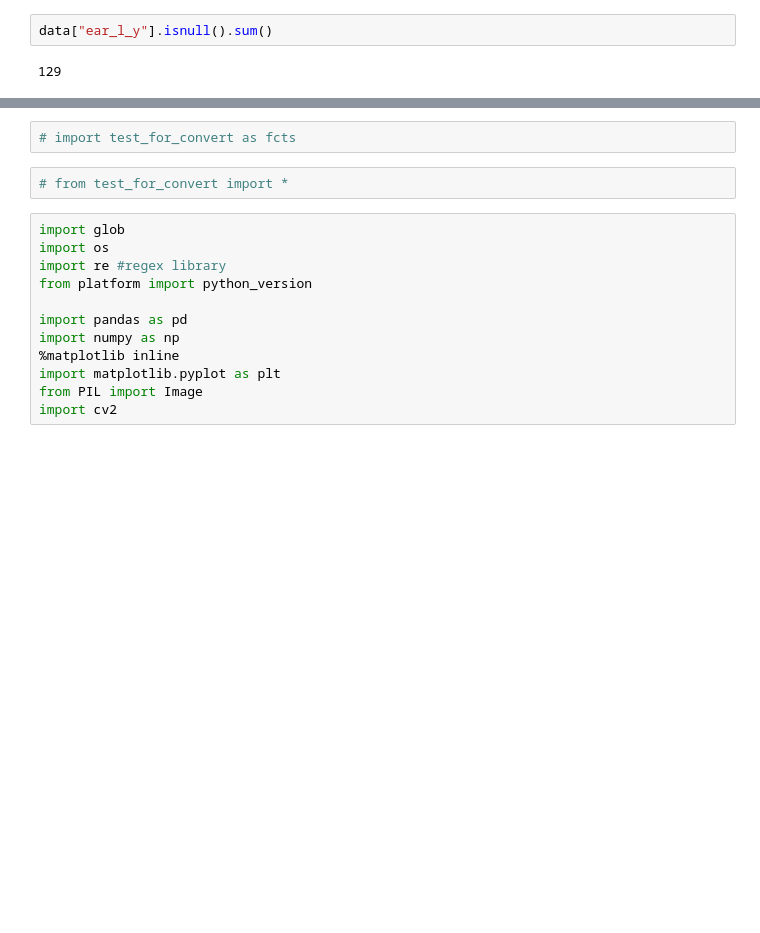
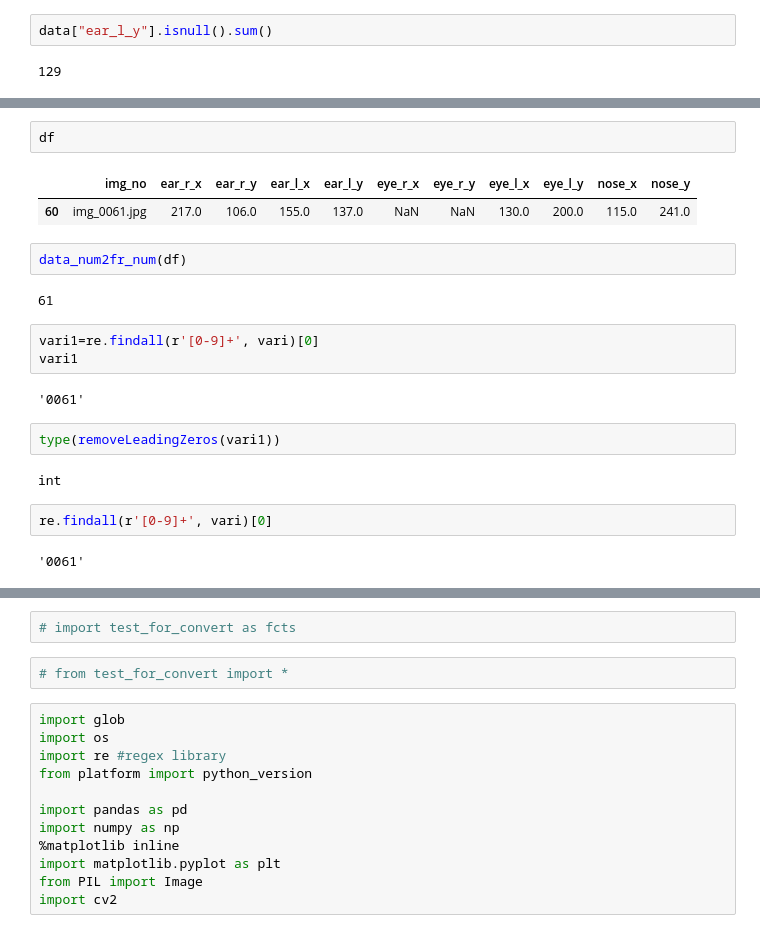
Before and after one commit to caocao0525/Mouse01, a Jupyter notebook: function_check_stage.ipynb, the cells around one changed output, grey strips where cells are left out. Saved outputs shown, nothing was run; the diff lists cells and outputs as text; blank space fills up the shorter version.

```diff
--- a/function_check_stage.ipynb
+++ b/function_check_stage.ipynb
@@ -176,0 +260,22 @@ def panClassify(fr_num, data):
+# %%
+df
+# %% [output]
+|  | img_no | ear_r_x | ear_r_y | ear_l_x | ear_l_y | eye_r_x | eye_r_y | eye_l_x | eye_l_y | nose_x | nose_y |
+| 60 | img_0061.jpg | 217.0 | 106.0 | 155.0 | 137.0 | NaN | NaN | 130.0 | 200.0 | 115.0 | 241.0 |
+# %%
+data_num2fr_num(df)
+# %% [output]
+61
+# %%
+vari1=re.findall(r'[0-9]+', vari)[0]
+vari1
+# %% [output]
+'0061'
+# %%
+type(removeLeadingZeros(vari1))
+# %% [output]
+int
+# %%
+re.findall(r'[0-9]+', vari)[0]
+# %% [output]
+'0061'
```
Also changed, not shown: parts of 28 cells of this notebook, 2 other files.
